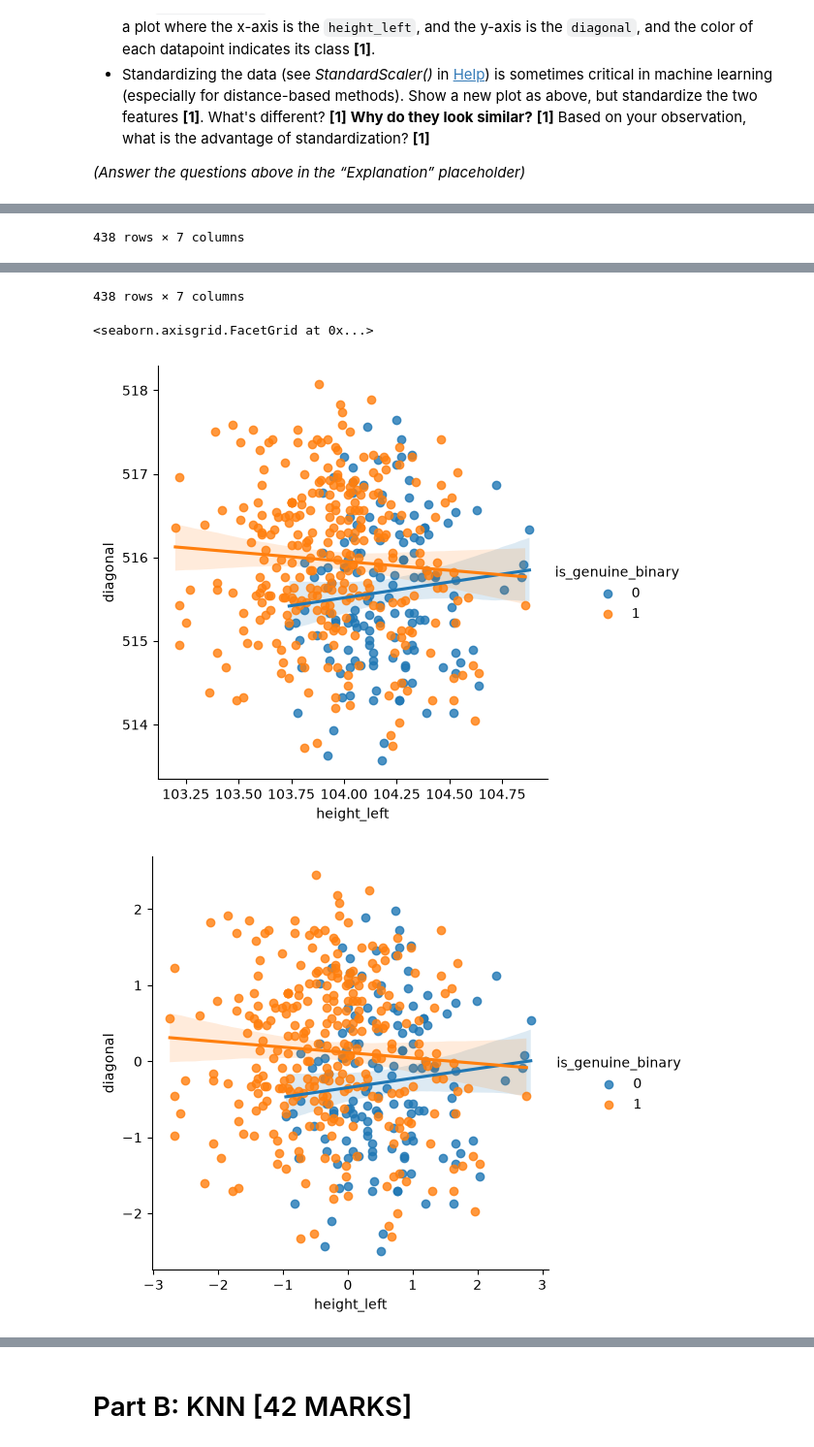
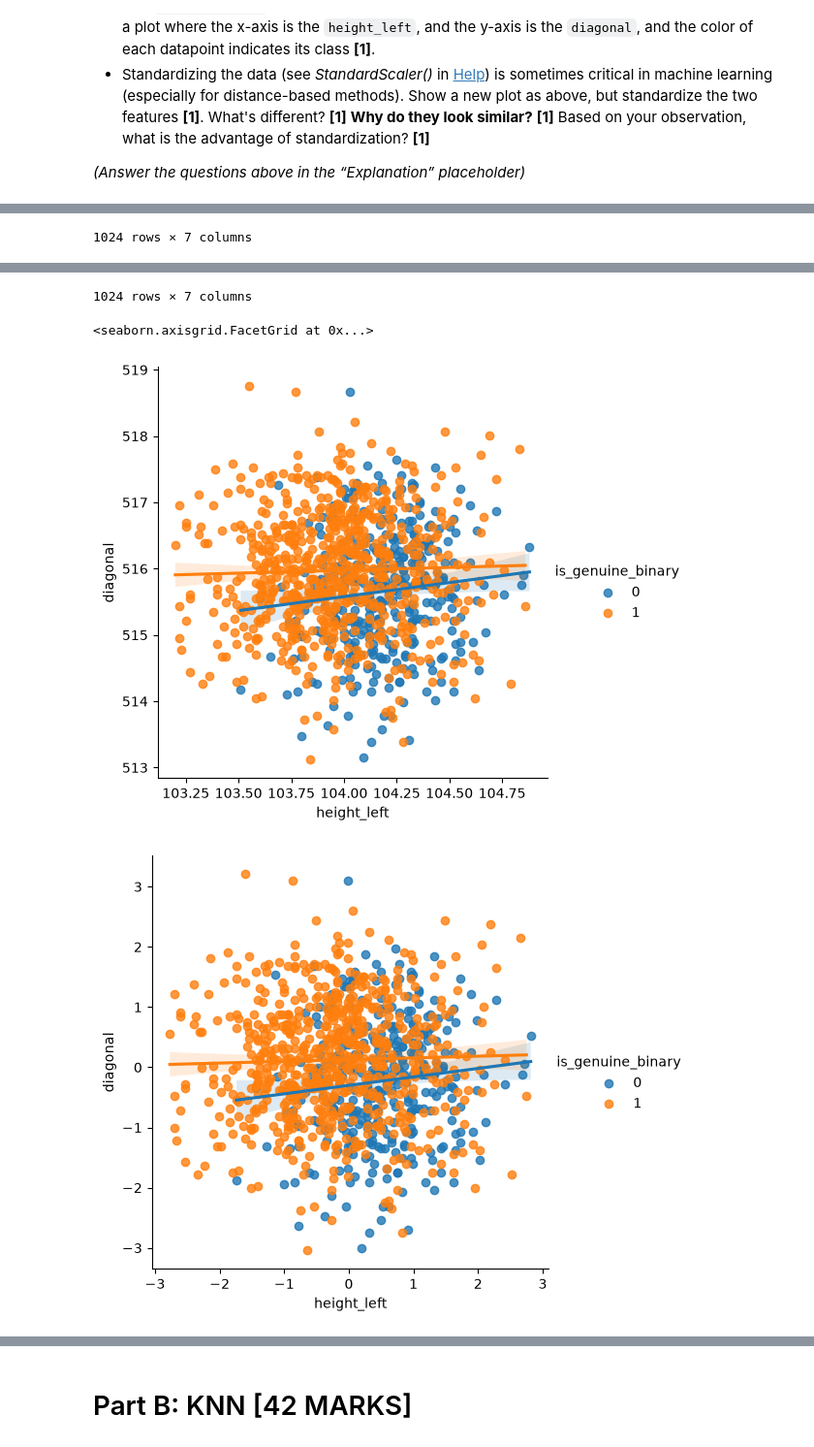
Before and after one commit to acknowledgeworkimagine/DataScienceStatlLearning, a Jupyter notebook: Project1_Elias_Gallegos.ipynb, the cells around one changed output, grey strips where cells are left out. Shown at 97% size. Saved outputs shown, nothing was run; the diff lists cells and outputs as text; code cells hidden in the pictures.

```diff
--- a/Project1_Elias_Gallegos.ipynb
+++ b/Project1_Elias_Gallegos.ipynb
@@ -273,7 +278,7 @@ It is best practice to have a training set (from which there is a rotating valid
 # %%
 from sklearn.model_selection import train_test_split
 
-X_train, X_test, y_train, y_test = train_test_split(X_n_predictors, y_n_goal, test_size=.70, train_size=.30, random_state=21)
+X_train, X_test, y_train, y_test, = train_test_split(X_n_predictors, y_n_goal, test_size=.30, train_size=.70, random_state=21)
 
 print(f"X_train: {X_train.shape} y_train: {y_train.shape}")
 print(f"X_test: {X_test.shape} y_test: {y_test.shape}")
@@ -316,19 +324,21 @@ from sklearn import preprocessing
 # %%
 
 # Concatenate the whole train set because lmplot spects a 2D data set.
-train_dataset = pd.concat([X_train, y_train],axis=1)
+train_dataset_plot = pd.concat([X_train, y_train],axis=1)
 
 # Display the training set
-display(train_dataset)
-sns.lmplot(data=train_dataset, x="height_left", y="diagonal", hue="is_genuine_binary")
+display(train_dataset_plot)
+sns.lmplot(data=train_dataset_plot, x="height_left", y="diagonal", hue="is_genuine_binary")
 
-scaler = preprocessing.StandardScaler()
+scaler = preprocessing.StandardScaler(with_mean=True,
+                        with_std=True,
+                        copy=True)
 
-train_dataset[["height_left", "diagonal"]] = scaler.fit_transform(X_train[["height_left", "diagonal"]])
+train_dataset_plot[["height_left", "diagonal"]] = scaler.fit_transform(X_train[["height_left", "diagonal"]])
 
 # Display the modified training set
-display(train_dataset)
+display(train_dataset_plot)
 
-sns.lmplot(data=train_dataset, x="height_left", y="diagonal", hue="is_genuine_binary")
+sns.lmplot(data=train_dataset_plot, x="height_left", y="diagonal", hue="is_genuine_binary")
 # %% [output]
 |  | diagonal | height_left | height_right | margin_low | margin_up | length | is_genuine_binary |
@@ -343,5 +353,5 @@ sns.lmplot(data=train_dataset, x="height_left", y="diagonal", hue="is_genuine_bi
 | 792 | 516.84 | 103.98 | 103.98 | 4.51 | 2.92 | 113.07 | 1 |
 | 1263 | 514.77 | 104.05 | 104.40 | 5.05 | 3.45 | 111.14 | 0 |
 | 998 | 514.32 | 103.96 | 103.92 | 3.68 | 2.89 | 113.21 | 1 |
-438 rows × 7 columns
+1024 rows × 7 columns
 |  | diagonal | height_left | height_right | margin_low | margin_up | length | is_genuine_binary |
@@ -359,4 +369,4 @@ sns.lmplot(data=train_dataset, x="height_left", y="diagonal", hue="is_genuine_bi
-438 rows × 7 columns
+1024 rows × 7 columns
 <seaborn.axisgrid.FacetGrid at 0x...>
-[figure, old version]
+[figure, new version]
-[figure, old version]
+[figure, new version]
```
Also changed, not shown: parts of 16 cells of this notebook, 2 other files.
